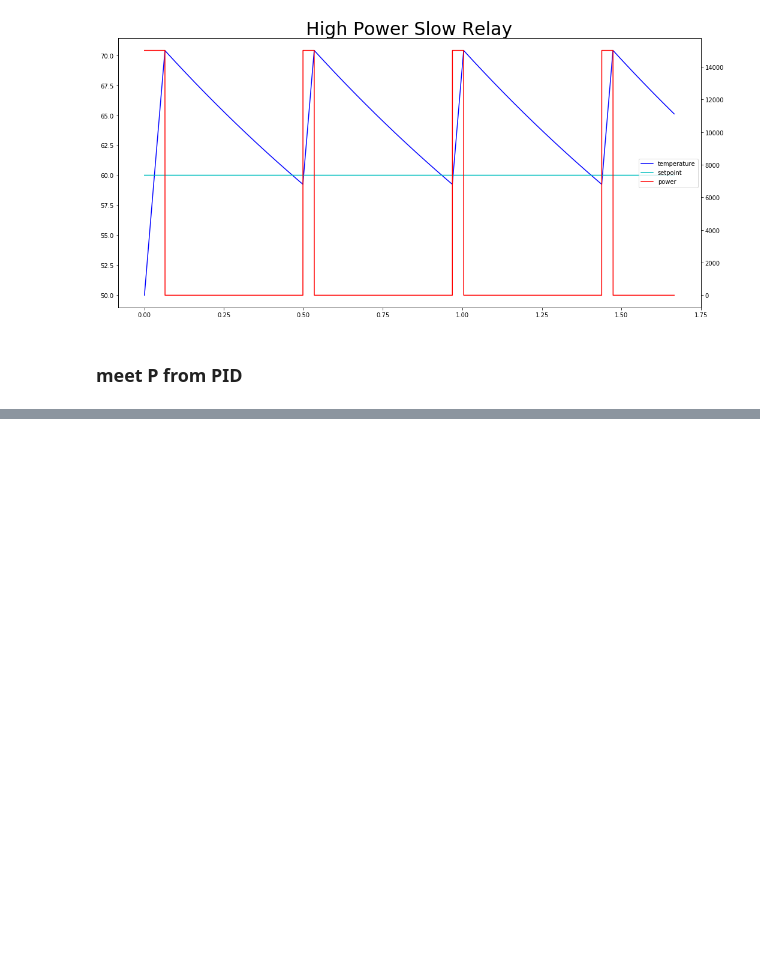
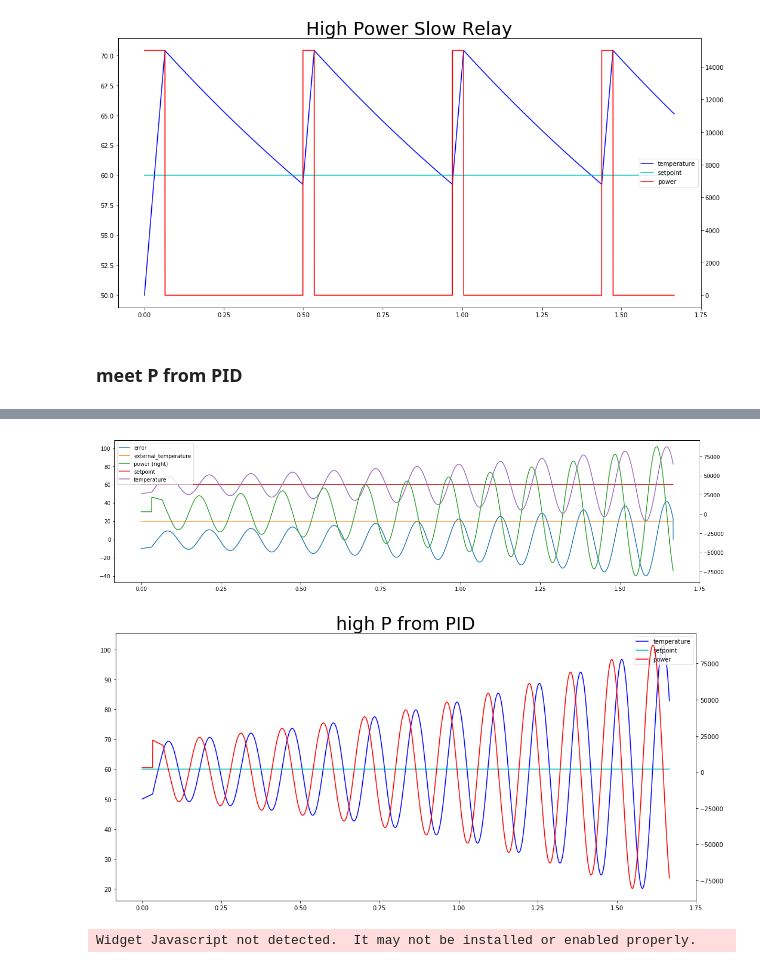
Before and after one commit to mabrek/controllers-2018, a Jupyter notebook: controllers.ipynb, the cells around one changed output, grey strips where cells are left out. Cells and saved outputs as stored; diff of their text form; code cells hidden in the pictures; blank space fills up the shorter version.

```diff
--- a/controllers.ipynb
+++ b/controllers.ipynb
@@ -283,0 +293,45 @@ save_animation(proportional_controller(500), left_columns, left_colors, right_co
+# %%
+save_animation(proportional_controller(2200), left_columns, left_colors, right_columns, right_colors,
+               'high P from PID', 'upper right')
+# %% [output]
+[figure, added]
+[figure, added]
+# %%
+def proportional_limited(proportional):
+    time = np.arange(0, 12000, 1, dtype=np.float64)
+    max_power = 15000
+    power = np.full_like(time, 3000)
+    external_temperature = np.full_like(time, 20)
+    temperature = np.full_like(time, np.nan)
+    temperature[0] = 50
+    setpoint = np.full_like(time, 60)
+    delay = 120
+    error = np.zeros_like(time)
+
+    for i in range(len(time) - 1):
+        error[i] = temperature[i] - setpoint[i]
+        next_power = - proportional * error[i]
+        if next_power > max_power:
+            next_power = max_power
+        elif next_power < 0:
+            next_power = 0
+        if i + delay < len(time):
+            power[i + delay] = next_power
+        temperature[i+1] = odeint(temperature_derivative, temperature[i], time[i:(i+2)],
+                                  args=(power[i+1], external_temperature[i], heat_capacity,
+                                        heat_transfer_coefficient, surface),
+                                 )[-1]
+
+    data = pd.DataFrame(index=time / 3600, data={'temperature':  temperature,
+                                   'external_temperature': external_temperature,
+                                   'setpoint': setpoint,
+                                   'power': power,
+                                   'error': error
+                                  })
+    data.plot(secondary_y=('power'))
+    plt.show()
+    return data
+
+display(interactive(proportional_limited, proportional=widgets.FloatSlider(min=1, max=10000, value=1800)))
+# %% [output]
+Widget Javascript not detected.  It may not be installed or enabled properly.
```
Also changed, not shown: parts of 8 cells of this notebook.
